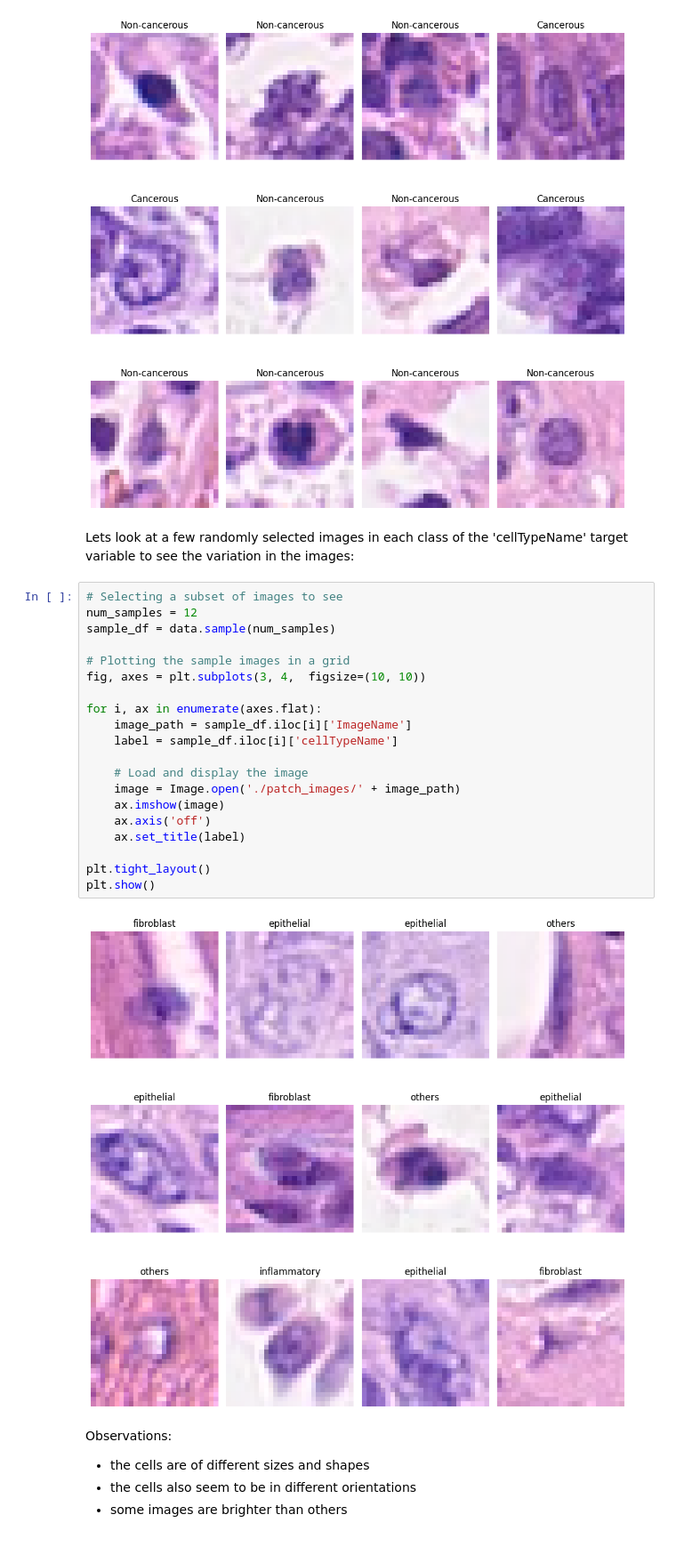
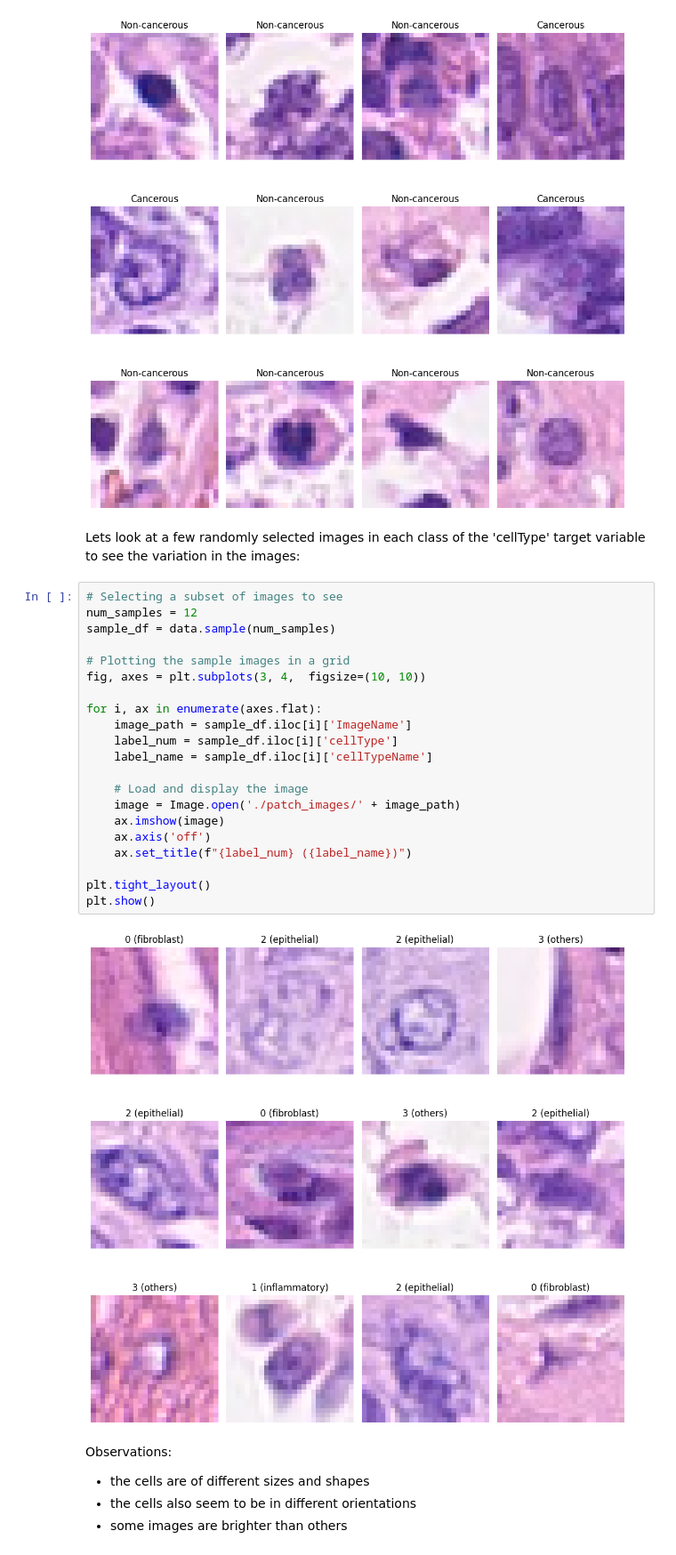
Before and after one commit to IbrahimAshhab/ML-A2-Colon-Cancer, a Jupyter notebook: s3953973_s4007880.ipynb, the cells around one changed output. Shown at 89% size. Drawn from its saved outputs; the diff is of its cells as text.

```diff
--- a/s3953973_s4007880.ipynb
+++ b/s3953973_s4007880.ipynb
@@ -172,29 +183,30 @@ plt.show()
 # %% [output]
 [figure]
 # %% [markdown]
-Lets look at a few randomly selected images in each class of the 'cellTypeName' target variable to see the variation in the images:
+Lets look at a few randomly selected images in each class of the 'cellType' target variable to see the variation in the images:
 # %%
 # Selecting a subset of images to see
 num_samples = 12
 sample_df = data.sample(num_samples)
 
 # Plotting the sample images in a grid
 fig, axes = plt.subplots(3, 4,  figsize=(10, 10))
 
 for i, ax in enumerate(axes.flat):
     image_path = sample_df.iloc[i]['ImageName']
-    label = sample_df.iloc[i]['cellTypeName']
+    label_num = sample_df.iloc[i]['cellType']
+    label_name = sample_df.iloc[i]['cellTypeName']
 
     # Load and display the image
     image = Image.open('./patch_images/' + image_path)
     ax.imshow(image)
     ax.axis('off')
-    ax.set_title(label)
+    ax.set_title(f"{label_num} ({label_name})")
 
 plt.tight_layout()
 plt.show()
 # %% [output]
-[figure, old version]
+[figure, new version]
 # %% [markdown]
 Observations:
 - the cells are of different sizes and shapes
```
Also changed, not shown: parts of 61 cells of this notebook.
